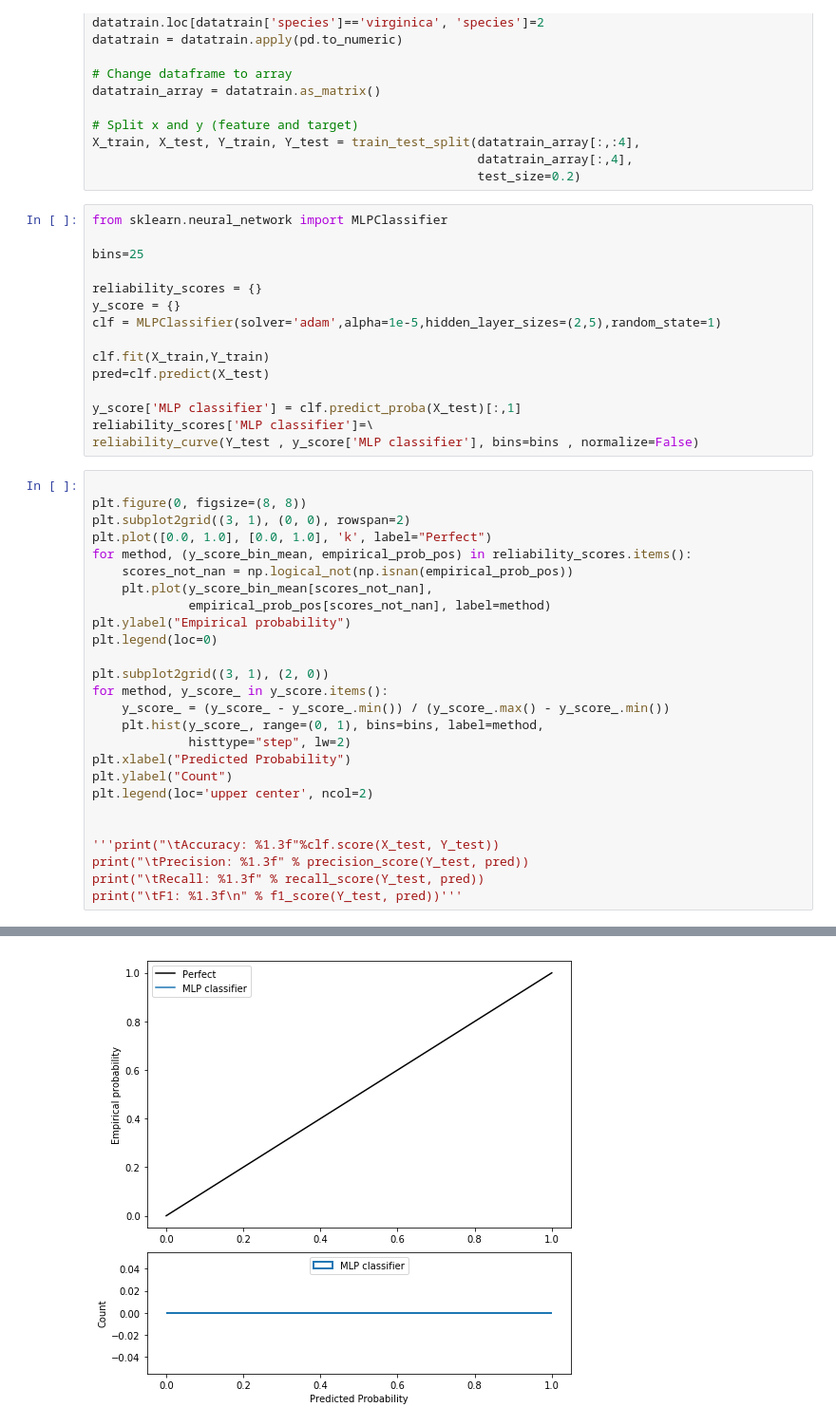
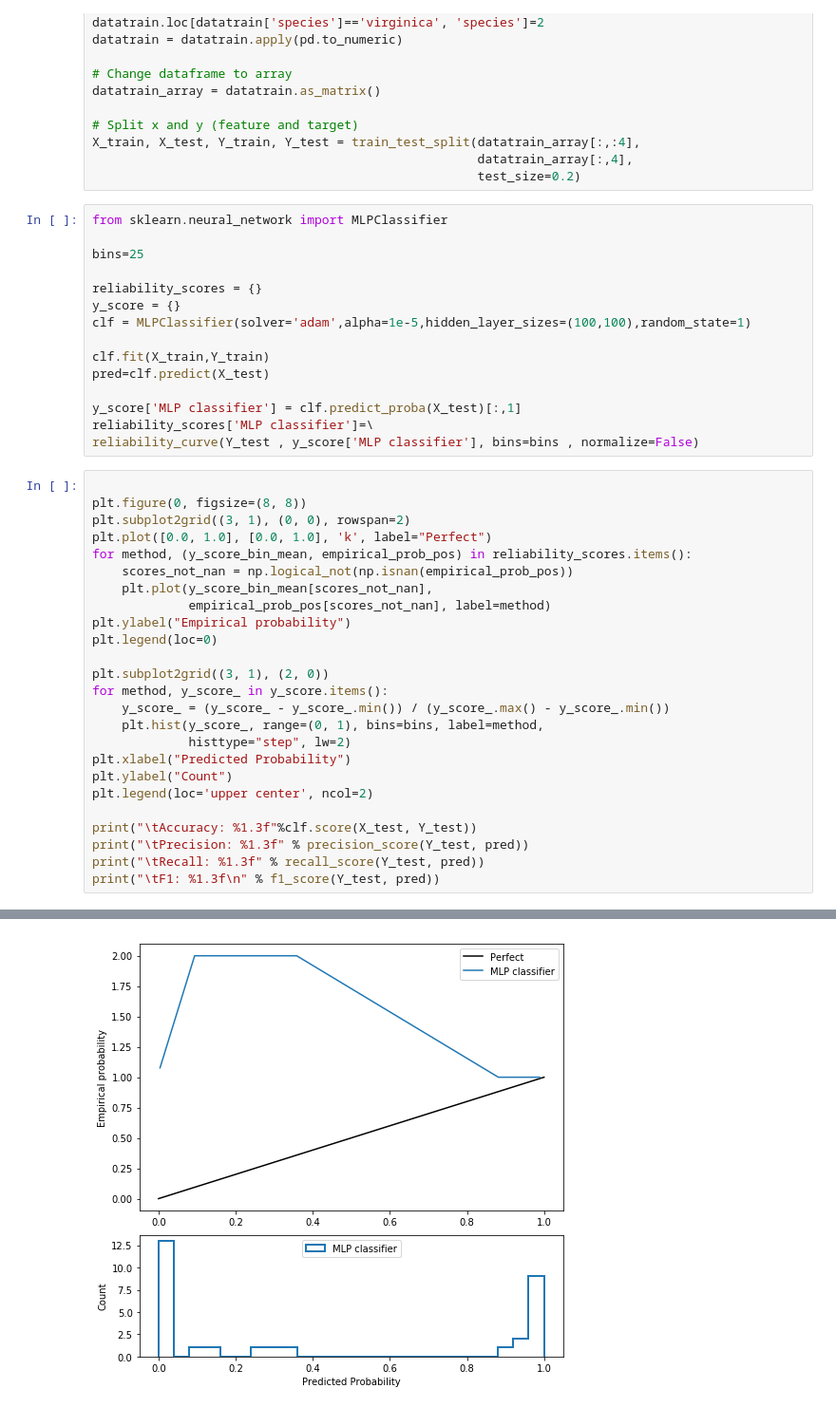
Before and after one commit to TSHTUM007/Masters_project, a Jupyter notebook: NN_iris_dataset.ipynb, the cells around one changed output, grey strips where cells are left out. Shown at 95% size. Drawn from its saved outputs; the diff is of its cells as text.

```diff
--- a/NN_iris_dataset.ipynb
+++ b/NN_iris_dataset.ipynb
@@ -179,7 +179,7 @@ bins=25
 
 reliability_scores = {}
 y_score = {}
-clf = MLPClassifier(solver='adam',alpha=1e-5,hidden_layer_sizes=(2,5),random_state=1)
+clf = MLPClassifier(solver='adam',alpha=1e-5,hidden_layer_sizes=(100,100),random_state=1)
 
 clf.fit(X_train,Y_train)
 pred=clf.predict(X_test)
@@ -208,9 +208,8 @@ plt.xlabel("Predicted Probability")
 plt.ylabel("Count")
 plt.legend(loc='upper center', ncol=2)
 
-
-'''print("\tAccuracy: %1.3f"%clf.score(X_test, Y_test))
+print("\tAccuracy: %1.3f"%clf.score(X_test, Y_test))
 print("\tPrecision: %1.3f" % precision_score(Y_test, pred))
 print("\tRecall: %1.3f" % recall_score(Y_test, pred))
-print("\tF1: %1.3f\n" % f1_score(Y_test, pred))'''
+print("\tF1: %1.3f\n" % f1_score(Y_test, pred))
 # %% [output]
@@ -218 +218 @@ print("\tF1: %1.3f\n" % f1_score(Y_test, pred))'''
-[figure, old version]
+[figure, new version]
```
Also changed, not shown: parts of 9 cells of this notebook, 8 other files.
